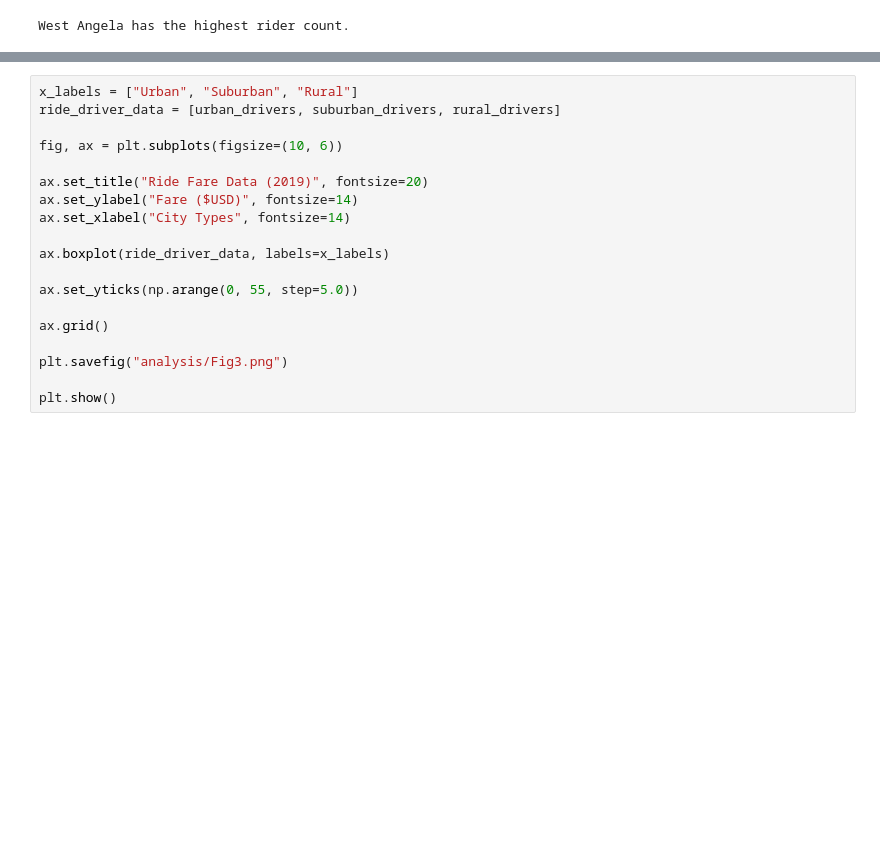
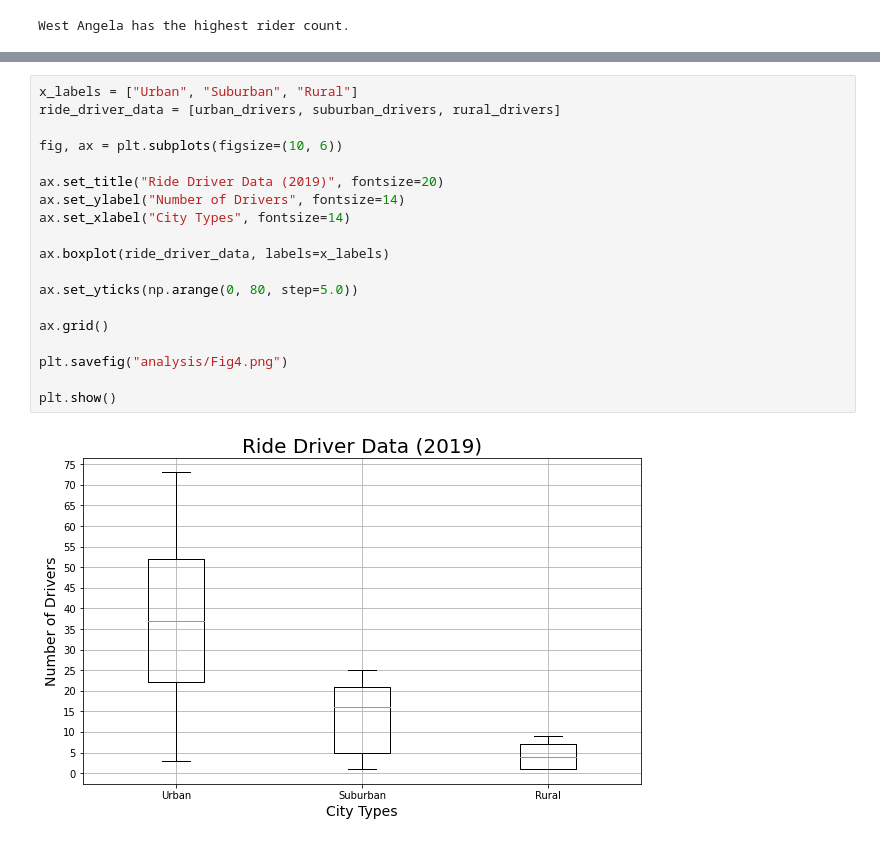
Before and after one commit to ForTheGold/PyBer_Analysis, a Jupyter notebook: PyBer.ipynb, the cells around one changed output, grey strips where cells are left out. Cells and saved outputs as stored; diff of their text form; blank space fills up the shorter version.

```diff
--- a/PyBer.ipynb
+++ b/PyBer.ipynb
@@ -256,19 +256,21 @@ plt.show()
 # %%
 x_labels = ["Urban", "Suburban", "Rural"]
 ride_driver_data = [urban_drivers, suburban_drivers, rural_drivers]
 
 fig, ax = plt.subplots(figsize=(10, 6))
 
-ax.set_title("Ride Fare Data (2019)", fontsize=20)
-ax.set_ylabel("Fare ($USD)", fontsize=14)
+ax.set_title("Ride Driver Data (2019)", fontsize=20)
+ax.set_ylabel("Number of Drivers", fontsize=14)
 ax.set_xlabel("City Types", fontsize=14)
 
 ax.boxplot(ride_driver_data, labels=x_labels)
 
-ax.set_yticks(np.arange(0, 55, step=5.0))
+ax.set_yticks(np.arange(0, 80, step=5.0))
 
 ax.grid()
 
-plt.savefig("analysis/Fig3.png")
+plt.savefig("analysis/Fig4.png")
 
 plt.show()
+# %% [output]
+[figure, added]
```
Also changed, not shown: parts of 1 cell of this notebook.
